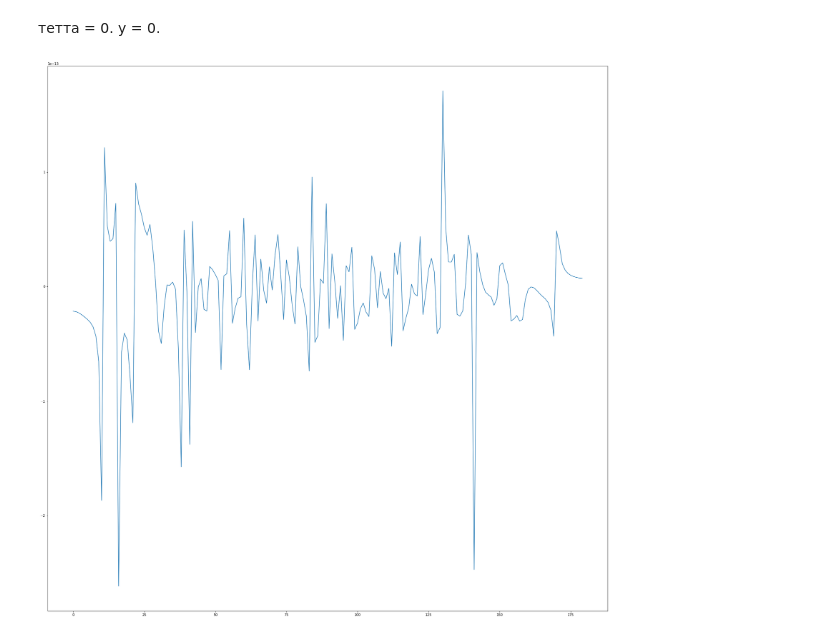
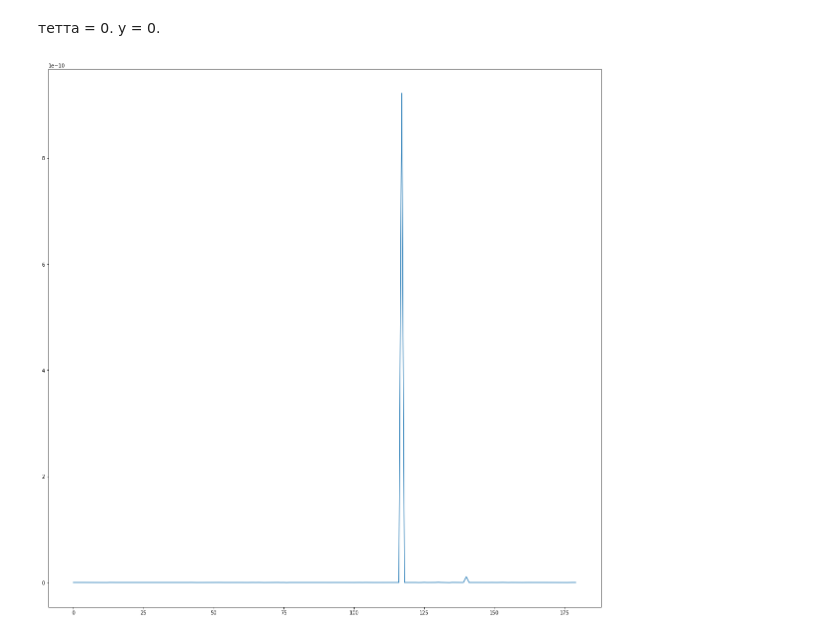
Before and after one commit to egordenisov/capon, a Jupyter notebook: capon.ipynb, the cells around one changed output. Cells and saved outputs as stored; diff of their text form; code cells hidden in the pictures.

```diff
--- a/capon.ipynb
+++ b/capon.ipynb
@@ -107,15 +107,15 @@ R_inv = np.linalg.inv(R)
 # %%
 def CAPON(alpha_deg):
   alpha_rad = alpha_deg * np.pi / 180
-  U = np.exp( - 2 * 1j * (AA[:,0]) * np.cos (alpha_rad))
+  U = np.exp( - 2 * np.pi * (300000000 / 299792458) * 1j * (AA[:,0]) * np.cos (alpha_rad))
   L = 1 / ( np.dot( np.dot (  U.conjugate().T  ,  R_inv),  U) )
 
   return L
 # %%
 L = np.array([CAPON(i) for i in range(180)])
 # %%
-plt.figure(figsize=(30, 30))
+plt.figure(figsize=(20, 20))
 plt.plot(L.real)
 plt.show()
 # %% [output]
-[figure, old version]
+[figure, new version]
```
Also changed, not shown: parts of 3 cells of this notebook.
